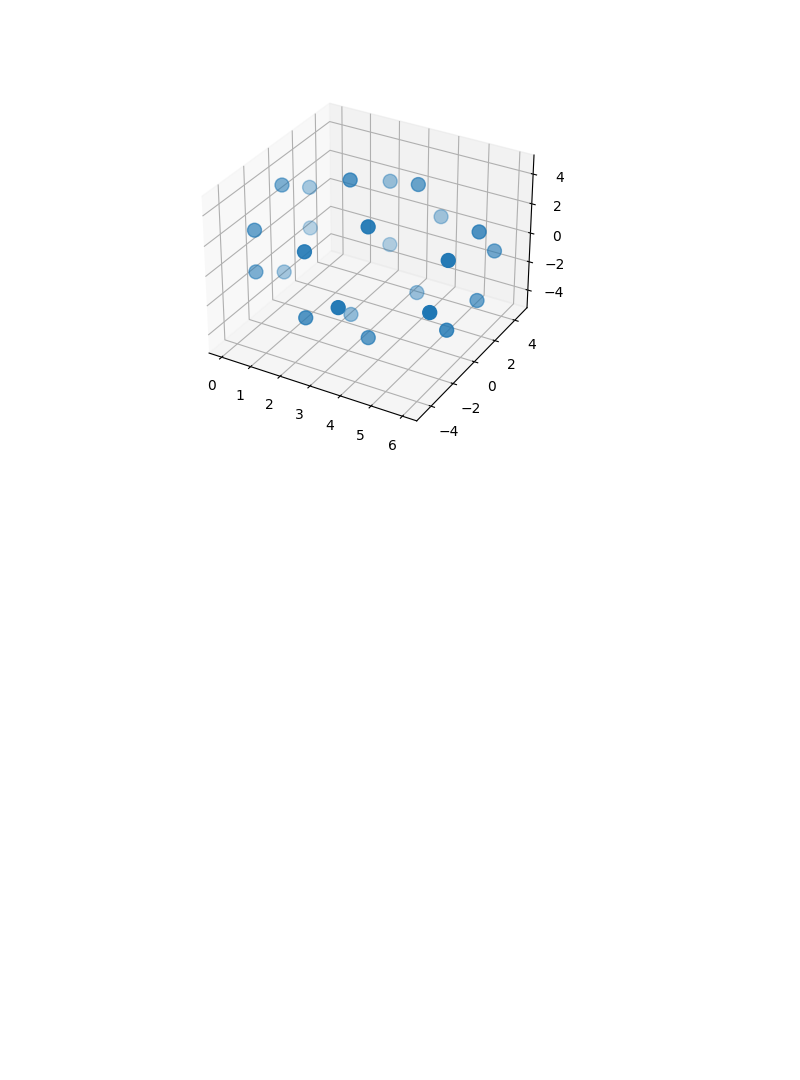
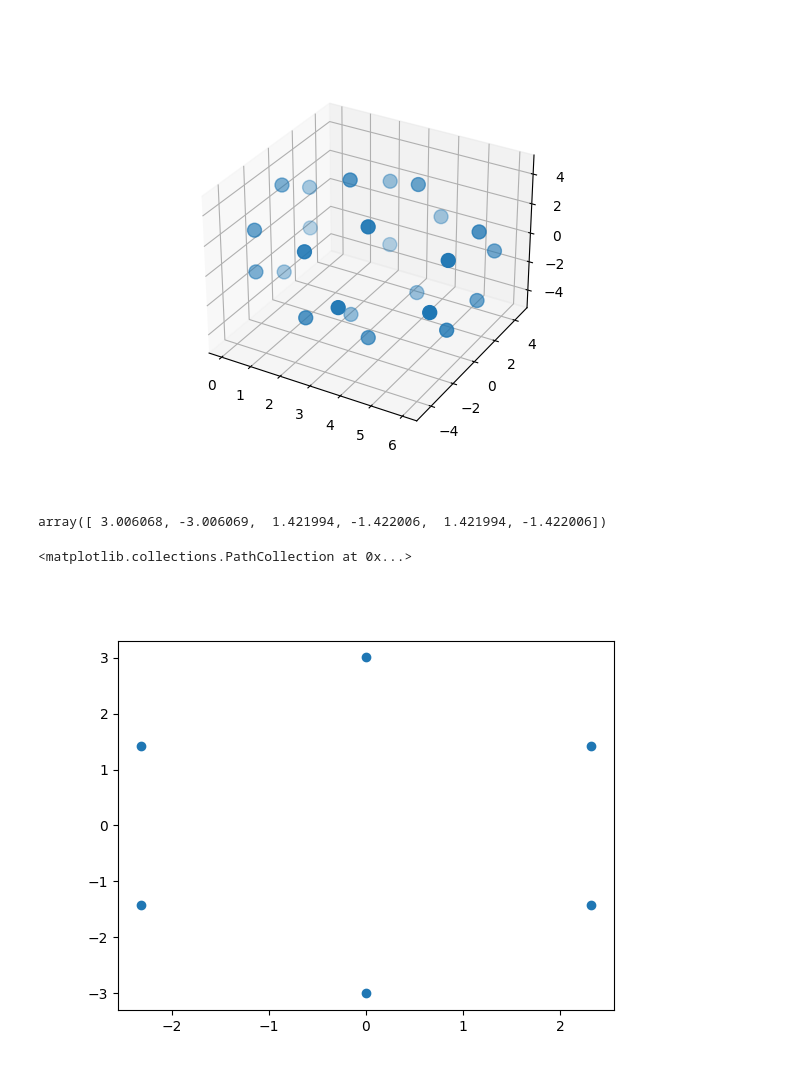
Before and after one commit to nicksmits1/chee494, a Jupyter notebook: importing_example.ipynb, the cells around one changed output. Cells and saved outputs as stored; diff of their text form; code cells hidden in the pictures; blank space fills up the shorter version.

```diff
--- a/importing_example.ipynb
+++ b/importing_example.ipynb
@@ -6,7 +7,7 @@ import pandas as pd
 import matplotlib.pyplot as plt
 # %%
 column_names = ['atom', 'x', 'y', 'z']
-df = pd.read_csv('./reference_files/sI_5-10_6-2_cage.xyz',
+df = pd.read_csv('./reference_files/sI_5-12_6-2_cage.xyz',
                  sep='\s+',
                  names=column_names,
                  skiprows=2)
@@ -42,3 +43,21 @@ ax.scatter(df['x'], df['y'], df['z'],
 # %% [output]
 <mpl_toolkits.mplot3d.art3d.Path3DCollection at 0x...>
 [figure]
+# %%
+# Select a given plane to isolate based on a common x/y/z coordinate
+x_plane_pts = np.array([[df.iloc[i]['y'], df.iloc[i]['z']] for i in range(len(df['x'])) if df.iloc[i]['x'] == 0.0])
+x_plane_y = np.array([x_plane_pts[i][0] for i in range(len(x_plane_pts))])
+x_plane_z = np.array([x_plane_pts[i][1] for i in range(len(x_plane_pts))])
+x_plane_z
+# %% [output]
+array([ 3.006068, -3.006069,  1.421994, -1.422006,  1.421994, -1.422006])
+# %%
+# Plot the points on the isolated plane
+fig = plt.figure()
+ax = fig.add_subplot()
+
+ax.scatter(x_plane_y, x_plane_z,
+           marker='o')
+# %% [output]
+<matplotlib.collections.PathCollection at 0x...>
+[figure, added]
```
Also changed, not shown: parts of 1 cell of this notebook, 4 other files.
